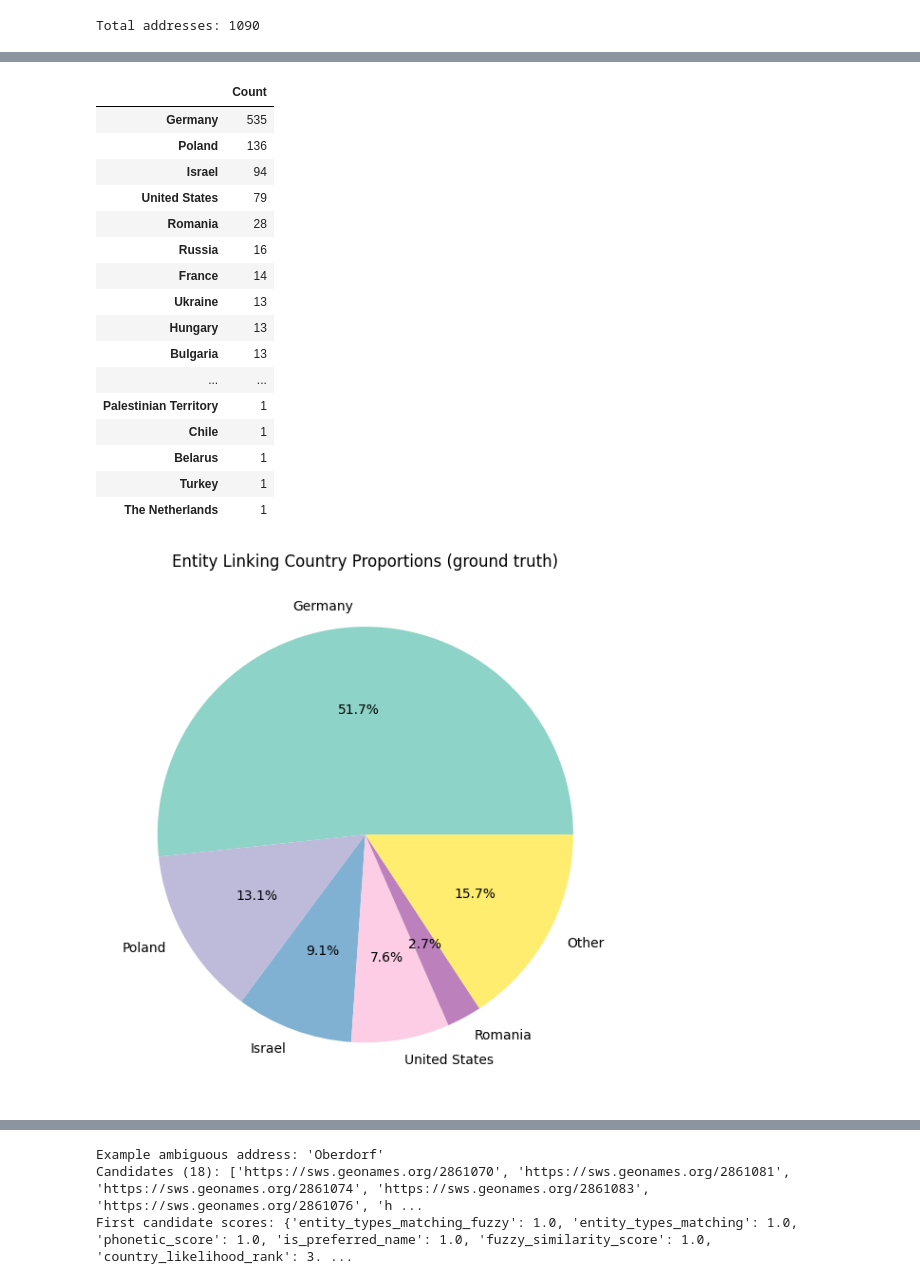
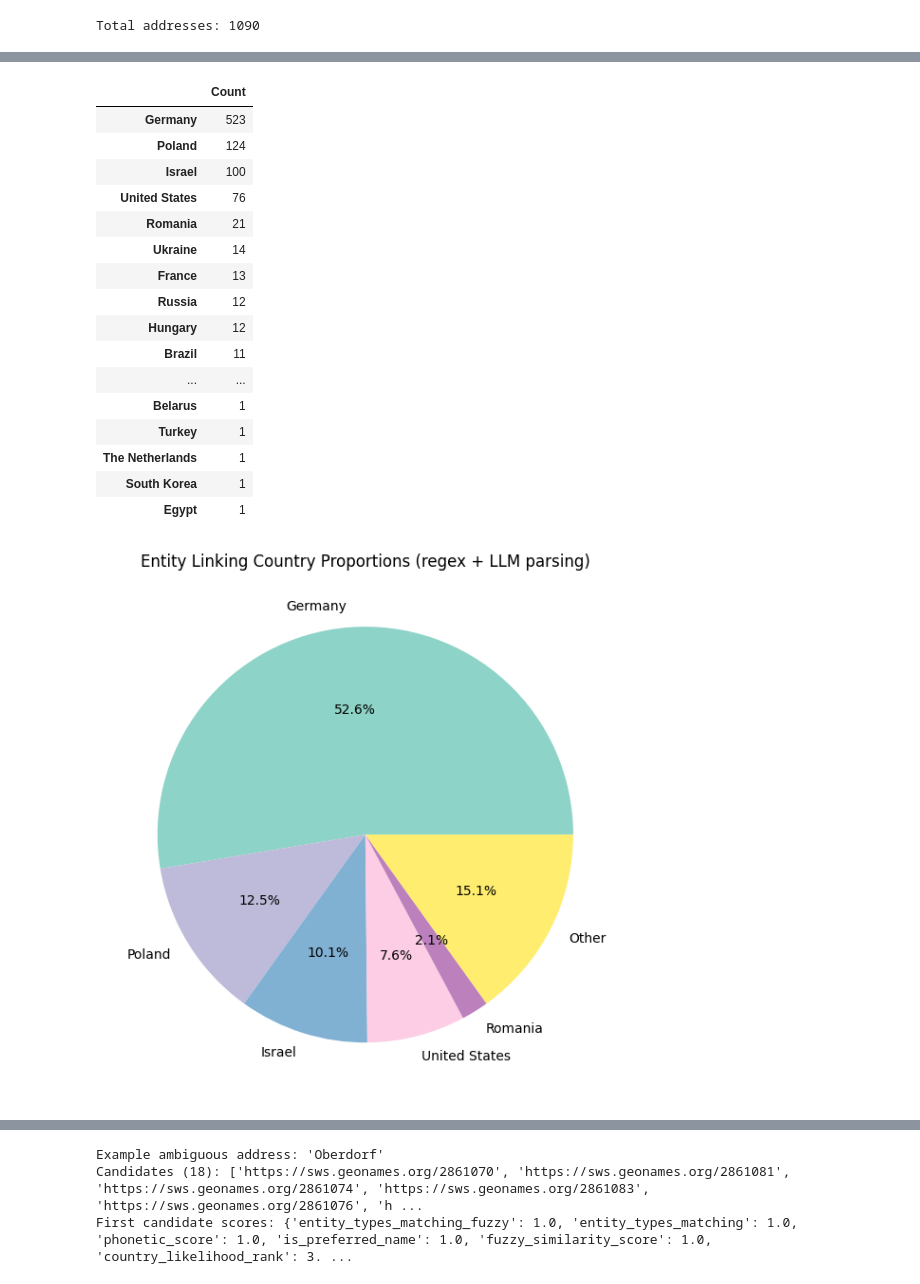
Before and after one commit to ISE-FIZKarlsruhe/bzk-address-parsing, a Jupyter notebook: entity_linking.ipynb, the cells around one changed output, grey strips where cells are left out. Saved outputs shown, nothing was run; the diff lists cells and outputs as text; code cells hidden in the pictures.

```diff
--- a/entity_linking.ipynb
+++ b/entity_linking.ipynb
@@ -234,12 +316,12 @@ def _finest_entity(outcome: entity_linking.LinkingOutcome):
     return next((e for e in outcome.linked_entities if e.entity_type == outcome.entity_type), None)
 
 
-gt_disambiguated_addresses = []
-for row, outcome in zip(bzkopen_merged.itertuples(), gt_outcomes):
+disambiguated_addresses = []
+for row, outcome in zip(bzkopen_merged.itertuples(), outcomes):
     if outcome.iri is None:
         continue
     finest = _finest_entity(outcome)
-    gt_disambiguated_addresses.append(dict(
+    disambiguated_addresses.append(dict(
         card_id=row.card_id,
         address_id=row.address_id,
         bzk_field_name=row.field,
@@ -252,8 +334,8 @@ for row, outcome in zip(bzkopen_merged.itertuples(), gt_outcomes):
         search_status=outcome.search_status,
         child_parent_likelihood=outcome.disambiguation_scores.get("child_parent_likelihood"),
     ))
-gt_disambiguated_addresses = pd.DataFrame(gt_disambiguated_addresses)
-gt_disambiguated_addresses
+disambiguated_addresses = pd.DataFrame(disambiguated_addresses)
+disambiguated_addresses
 # %% [output]
 |  | card_id | address_id | bzk_field_name | full_address | raw_address_part | matched_name | country | iri | ... |
 | 0 | train_0 | 0 | ApplicantBirthPlace | Ruskowa | Ruskowa | Ruszkowa | Poland | https://sws.geonames.org/759955 | ... |
@@ -372,8 +454,14 @@ Legend:
 indexed_gt = bzkopen_gt.copy()
 indexed_gt["address_id"] = indexed_gt["address_id"].astype(str)
 indexed_gt.set_index("address_id", inplace=True)
+
+def get_entity_for(outcome, entity_type):
+    for entity in outcome.linked_entities:
+        if entity.entity_type == entity_type:
+            return entity
+    return None
 incorrect_or_missing_links = []
-for row, outcome in zip(bzkopen_merged.itertuples(), gt_outcomes):
+for row, outcome, parsed_row in zip(bzkopen_merged.itertuples(), outcomes, parsed_rows):
     true_row = indexed_gt.loc[str(row.address_id)]
     true_iri = true_row["iri"]
     if pd.isna(true_iri):
@@ -389,6 +477,19 @@ for row, outcome in zip(bzkopen_merged.itertuples(), gt_outcomes):
         true_entity_type = _get_link_entity_type(true_row)
         true_raw_text = true_row[true_entity_type]
     pred_iri = normalize_iri(outcome.iri)
+    pred_entity = get_entity_for(outcome, true_entity_type) if true_entity_type is not None else None
+    if pred_entity is not None:
+        pred_raw_text = pred_entity.raw_text
+    elif true_entity_type is not None:
+        # outcome.linked_entities only carries entities GeoDBSearch actually
+        # matched, so it's empty for e.g. a NO_CANDIDATES search; fall back to
+        # the parsed row itself to get the raw text that was searched for
+        # (and failed), keyed by "{prefix}.{entity_type}.text".
+        pred_raw_text = entity_linking._clean_optional_str(
+            parsed_row.get(f"{parsed_row['prefix']}.{true_entity_type}.text")
+        )
+    else:
+        pred_raw_text = None
     if true_iri != pred_iri:
         record = dict(
             address_id=row.address_id,
@@ -399,6 +500,7 @@ for row, outcome in zip(bzkopen_merged.itertuples(), gt_outcomes):
             pred_iri=pred_iri,
             true_entity_type=true_entity_type,
             true_raw_text=true_raw_text,
+            pred_raw_text=pred_raw_text,
             pred_status = outcome.search_status
         )
         finest = _finest_entity(outcome)
@@ -573,34 +669,34 @@ Address 86 ('Ber Schewa Isr., Ruben Halperin Schikun Amidar Nr. 176'):
 # %%
 from collections import defaultdict
 import matplotlib.pyplot as plt
 country_occurrences = defaultdict(int)
-for outcome in gt_outcomes:
+for outcome in outcomes:
     finest = _finest_entity(outcome)
     if finest is not None and finest.country is not None:
         country_occurrences[finest.country] += 1
 country_occurrences = pd.Series(country_occurrences).sort_values(ascending=False)
-pd.concat([country_occurrences.iloc[:5], pd.Series({"Other": country_occurrences.iloc[5:].sum()})]).plot(kind='pie', title="Entity Linking Country Proportions (ground truth)", autopct='%1.1f%%', ylabel='', figsize=(6,6), colormap='Set3').figure.tight_layout()
+pd.concat([country_occurrences.iloc[:5], pd.Series({"Other": country_occurrences.iloc[5:].sum()})]).plot(kind='pie', title="Entity Linking Country Proportions (regex + LLM parsing)", autopct='%1.1f%%', ylabel='', figsize=(6,6), colormap='Set3').figure.tight_layout()
 with pd.option_context('display.max_rows', None, 'display.max_columns', None):
     display(country_occurrences.to_frame("Count").style.bar(subset=["Count"]).format("{:,.0f}"))
 # %% [output]
 |  | Count |
-| Germany | 535 |
-| Poland | 136 |
-| Israel | 94 |
-| United States | 79 |
-| Romania | 28 |
-| Russia | 16 |
-| France | 14 |
-| Ukraine | 13 |
-| Hungary | 13 |
-| Bulgaria | 13 |
+| Germany | 523 |
+| Poland | 124 |
+| Israel | 100 |
+| United States | 76 |
+| Romania | 21 |
+| Ukraine | 14 |
+| France | 13 |
+| Russia | 12 |
+| Hungary | 12 |
+| Brazil | 11 |
 | ... | ... |
-| Palestinian Territory | 1 |
-| Chile | 1 |
 | Belarus | 1 |
 | Turkey | 1 |
 | The Netherlands | 1 |
+| South Korea | 1 |
+| Egypt | 1 |
-[figure, old version]
+[figure, new version]
 # %%
 # LinkingOutcome only carries metadata for entities that made it into the
 # winning/likely candidate, not for every individual entity GeoDBSearch tried
```
Also changed, not shown: parts of 14 cells of this notebook, 3 other files.
